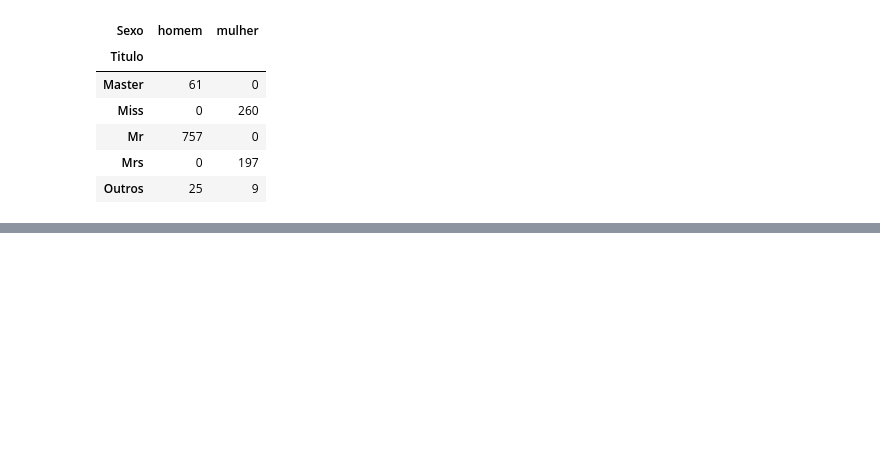
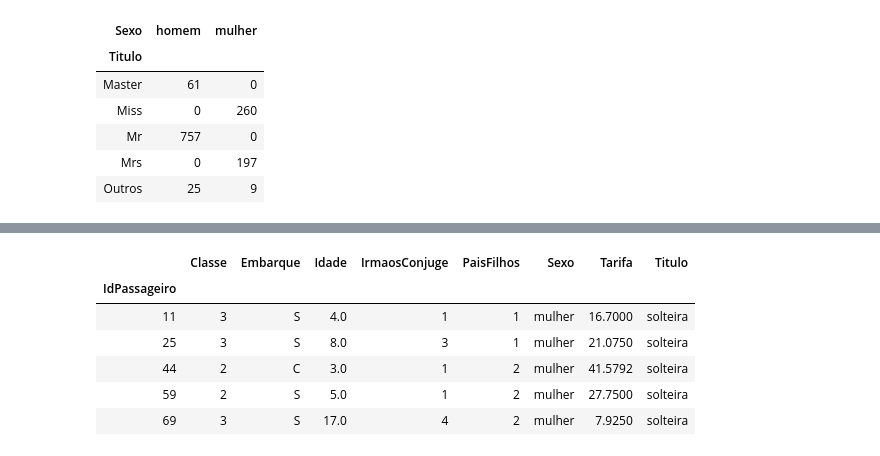
Before and after one commit to luizmachado/data_science, a Jupyter notebook: EstatisticaII.ipynb, the cells around one changed output, grey strips where cells are left out. Cells and saved outputs as stored; diff of their text form; code cells hidden in the pictures; blank space fills up the shorter version.

```diff
--- a/EstatisticaII.ipynb
+++ b/EstatisticaII.ipynb
@@ -500,0 +539,10 @@ pd.crosstab(data['Titulo'], data['Sexo'])
+# %%
+solteiras_com_pais.head()
+# %% [output]
+|  | Classe | Embarque | Idade | IrmaosConjuge | PaisFilhos | Sexo | Tarifa | Titulo |
+| IdPassageiro |  |  |  |  |  |  |  |  |
+| 11 | 3 | S | 4.0 | 1 | 1 | mulher | 16.7000 | solteira |
+| 25 | 3 | S | 8.0 | 3 | 1 | mulher | 21.0750 | solteira |
+| 44 | 2 | C | 3.0 | 1 | 2 | mulher | 41.5792 | solteira |
+| 59 | 2 | S | 5.0 | 1 | 2 | mulher | 27.7500 | solteira |
+| 69 | 3 | S | 17.0 | 4 | 2 | mulher | 7.9250 | solteira |
```
Also changed, not shown: parts of 23 cells of this notebook, 1 other file.
